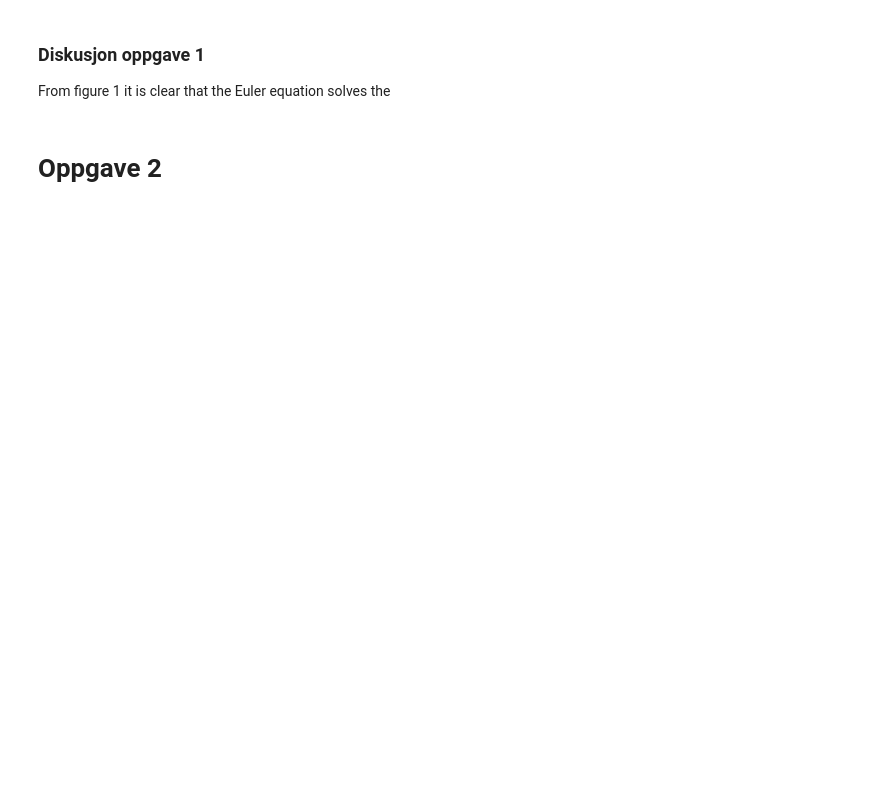
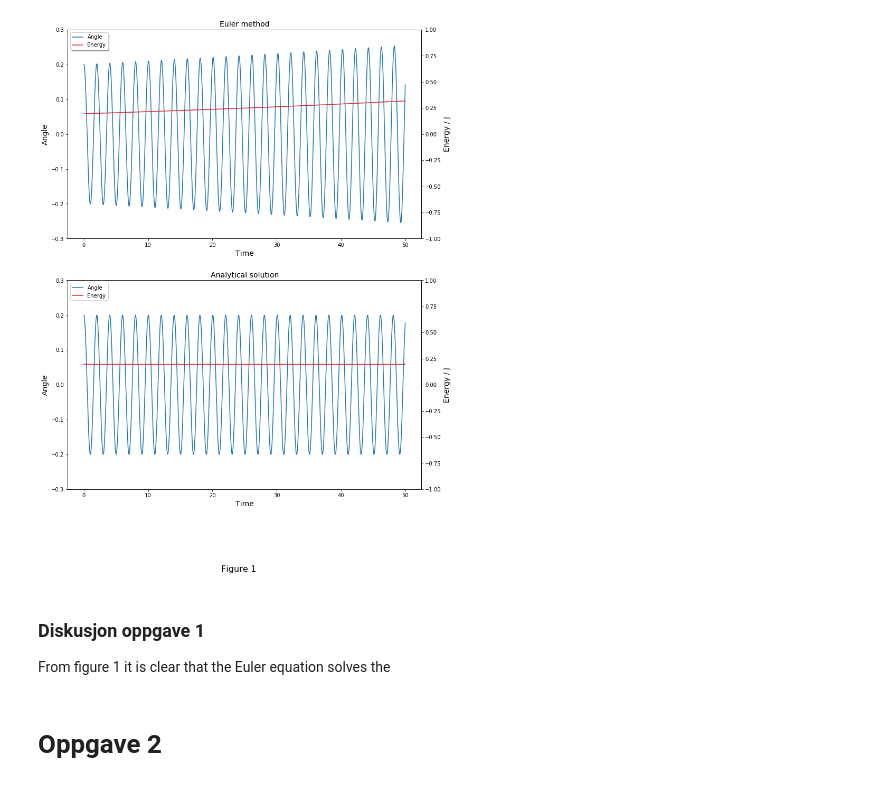
Before and after one commit to EirikJaccheri/Klassisk-mekanikk-Numerisk-ving-1, a Jupyter notebook: Numerisk øving.ipynb, the cells around one changed output. Drawn from its saved outputs; the diff is of its cells as text; code cells hidden in the pictures; blank space fills up the shorter version.

```diff
--- a/Numerisk øving.ipynb
+++ b/Numerisk øving.ipynb
@@ -61,36 +61,38 @@ T = np.linspace(t0, t0 + dt * tNum, tNum)
 
 fig, (ax1, ax3) = plt.subplots(2,1)
 fig.set_size_inches(12, 16)
-fig.suptitle("Figure 1", fontsize = 16, verticalalignment = "baseline")
+fig.suptitle("Figure 1", fontsize = 16, y = -0)
 
 l1, = ax1.plot(T, Y.T[0]) #Plotter vinkelen mot tiden
 ax1.set_title("Euler method", fontsize = 14)
 ax1.set_xlabel("Time", fontsize = 14)
 ax1.set_ylabel("Angle", fontsize = 14)
 ax1.set(ylim = (-0.3, 0.3))
 
 ax2 = ax1.twinx() #Ny axis som deler x-akse med ax1
 l2, = ax2.plot(T, Energy(Y), color = 'tab:red')
 ax2.set_ylabel("Energy / J", fontsize = 14)
 ax2.set(ylim = (-1, 1))
 ax2.legend((l1, l2), ('Angle', 'Energy'), loc='upper left', shadow=True)#legend for ax1 og ax2
 
 ax3.set_title("Analytical solution", fontsize = 14)
 ax3.set_xlabel("Time", fontsize = 14)
 ax3.set_ylabel("Angle", fontsize = 14)
 YA = np.zeros((tNum, 2))
 YA[:, 0] = u0[0] * np.cos(omega * T)
 YA[:, 1] = - u0[0] * omega * np.sin(omega * T)
 l3, = ax3.plot(T, YA.T[0]) #Analytical solutio
 ax3.set(ylim = (-0.3, 0.3))
 
 ax4 = ax3.twinx()
 l4, = ax4.plot(T, Energy(YA), color = "tab:red" )
 ax4.set(ylim = (-1, 1))
 ax4.set_ylabel("Energy / J", fontsize = 14)
 ax3.legend((l3, l4), ("Angle", "Energy"), loc = "upper left")
 
 plt.show()
+# %% [output]
+[figure, added]
 # %% [markdown]
 ### Diskusjon oppgave 1
 From figure 1 it is clear that the Euler equation solves the
```
Also changed, not shown: parts of 3 cells of this notebook.
